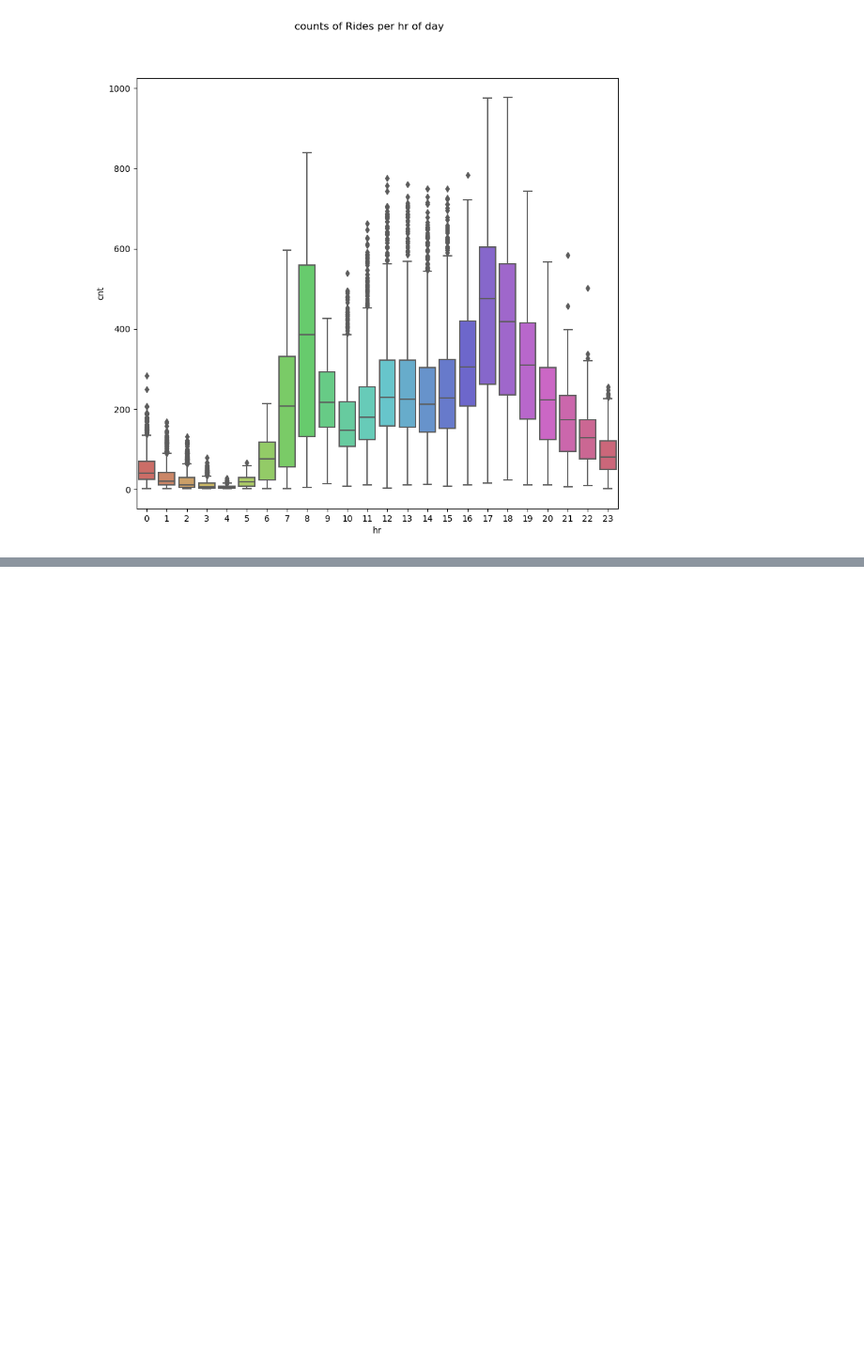
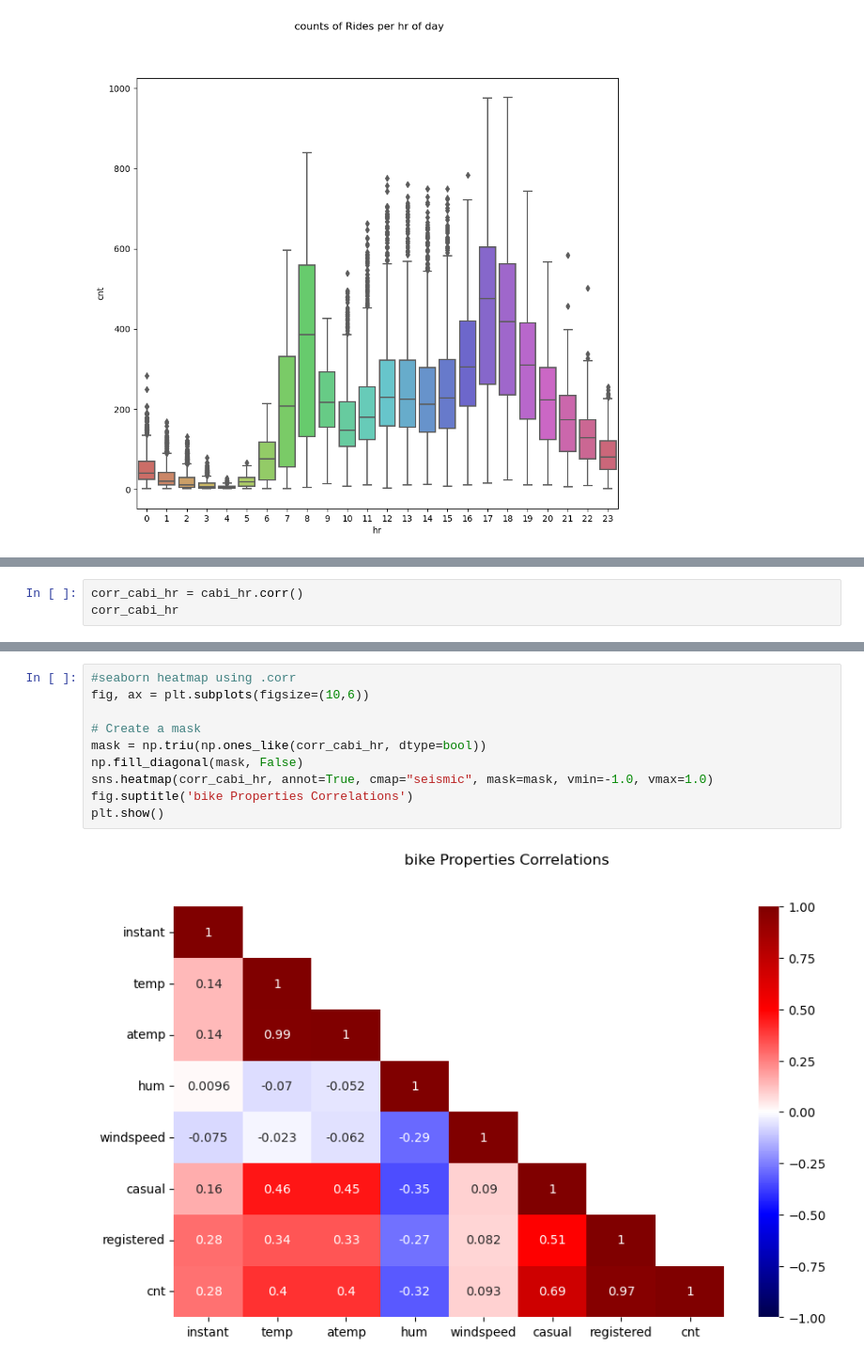
Before and after one commit to cdb8675309/Sprint-1, a Jupyter notebook: P3_S1.ipynb, the cells around one changed output, grey strips where cells are left out. Shown: that part at 94% size. Cells and saved outputs as stored; diff of their text form; blank space fills up the shorter version.

```diff
--- a/P3_S1.ipynb
+++ b/P3_S1.ipynb
@@ -163,0 +303,3 @@ plt.show()
+# %%
+corr_cabi_hr = cabi_hr.corr()
+corr_cabi_hr
@@ -163,0 +316,12 @@ plt.show()
+# %%
+#seaborn heatmap using .corr
+fig, ax = plt.subplots(figsize=(10,6))
+
+# Create a mask
+mask = np.triu(np.ones_like(corr_cabi_hr, dtype=bool))
+np.fill_diagonal(mask, False)
+sns.heatmap(corr_cabi_hr, annot=True, cmap="seismic", mask=mask, vmin=-1.0, vmax=1.0)
+fig.suptitle('bike Properties Correlations')
+plt.show()
+# %% [output]
+[figure, added]
```
Also changed, not shown: parts of 15 cells of this notebook.
